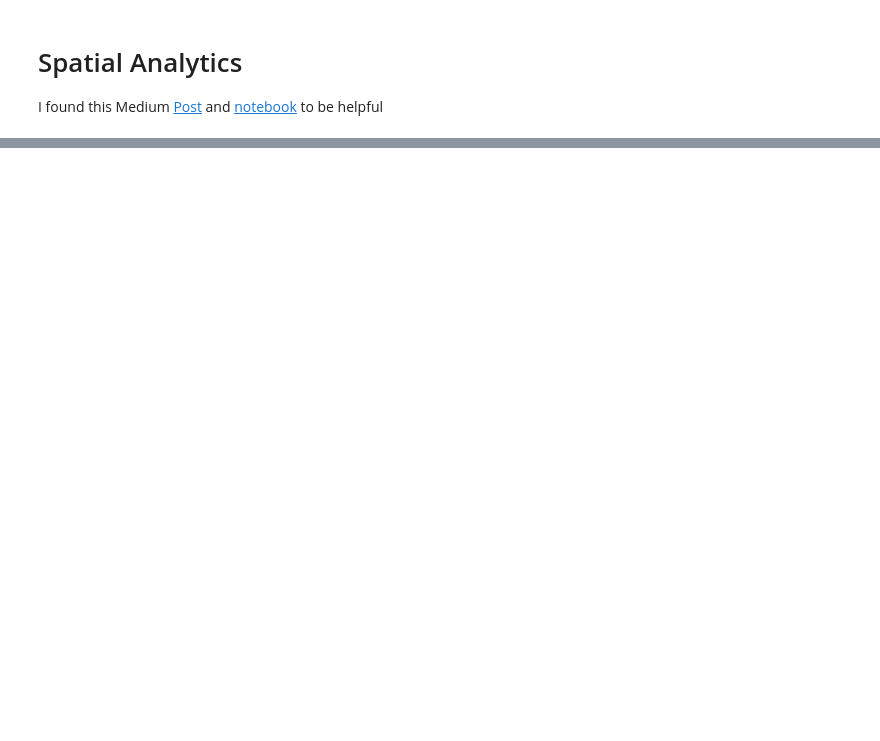
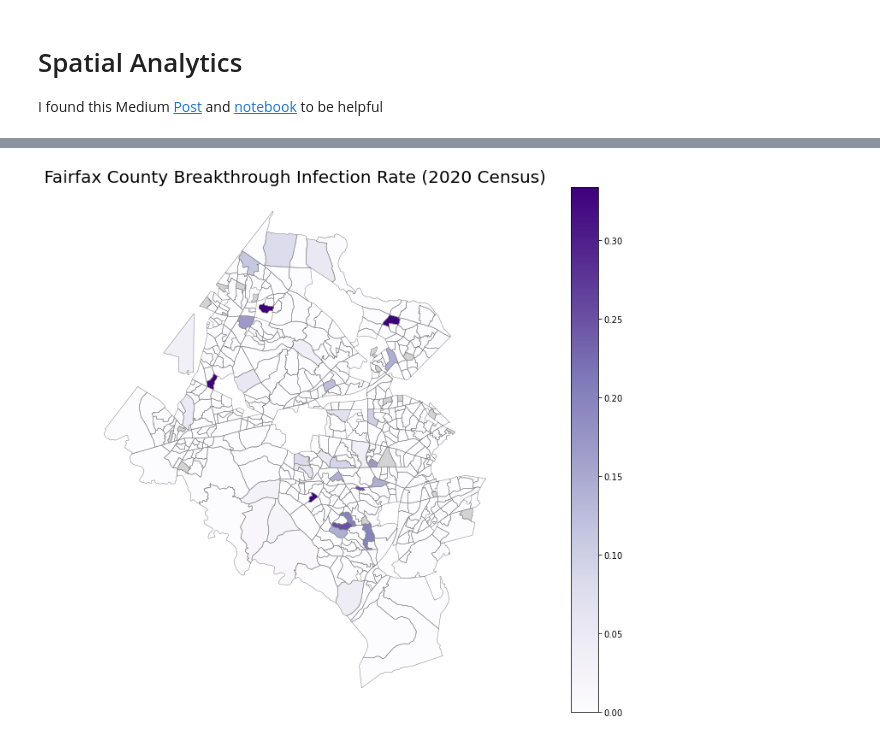
Before and after one commit to CDCgov/prime-public-health-data-infrastructure, a Jupyter notebook: src/notebooks/Prototype Spatial Analytics.ipynb, the cells around one changed output, grey strips where cells are left out. Drawn from its saved outputs; the diff is of its cells as text; code cells hidden in the pictures; blank space fills up the shorter version.

```diff
--- a/src/notebooks/Prototype Spatial Analytics.ipynb
+++ b/src/notebooks/Prototype Spatial Analytics.ipynb
@@ -180,0 +201,17 @@ result['Census Tracts'][0]['GEOID']
+# %%
+# Creating a simple breakthrough metric
+df_agg = df.groupby(['census_block_group'], as_index=False).agg({
+    'personid': 'count',
+    'is_fully_vax': np.sum,
+    'tested_covid_positive': np.sum,
+    'breakthrough_infection': np.sum,
+})
+df_agg.rename(columns={'personid': 'number_of_people'}, inplace=True)
+df_agg['infection_rate'] = df_agg['tested_covid_positive'] / df_agg['number_of_people']
+df_agg['breakthrough_infection_rate'] = df_agg['breakthrough_infection'] / df_agg['is_fully_vax']
+# %%
+fairfax_map = fairfax_map.merge(
+    right=df_agg[['census_block_group', 'infection_rate', 'breakthrough_infection_rate']],
+    left_on='geoid',
+    right_on='census_block_group',
+)
@@ -180,0 +227,20 @@ result['Census Tracts'][0]['GEOID']
+# %%
+fig, ax = plt.subplots(figsize=(10,10))
+divider = make_axes_locatable(ax)
+cax = divider.append_axes("right", size="5%", pad=0.1)
+fairfax_map.plot(
+    ax=ax,
+    column='breakthrough_infection_rate',
+    cmap='Purples',
+    legend=True,
+    cax=cax,
+    missing_kwds={"color": "lightgrey"},
+)
+fairfax_map.plot(ax=ax, facecolor='none', edgecolor='grey', linewidth=.5)
+ax.set_title('Fairfax County Breakthrough Infection Rate (2020 Census)', fontsize=20)
+fig.patch.set_visible(False)
+ax.axis('off')
+plt.tight_layout()
+# plt.savefig('images/choropleth.png')
+# %% [output]
+[figure, added]
```
Also changed, not shown: parts of 14 cells of this notebook, 1 other file.
